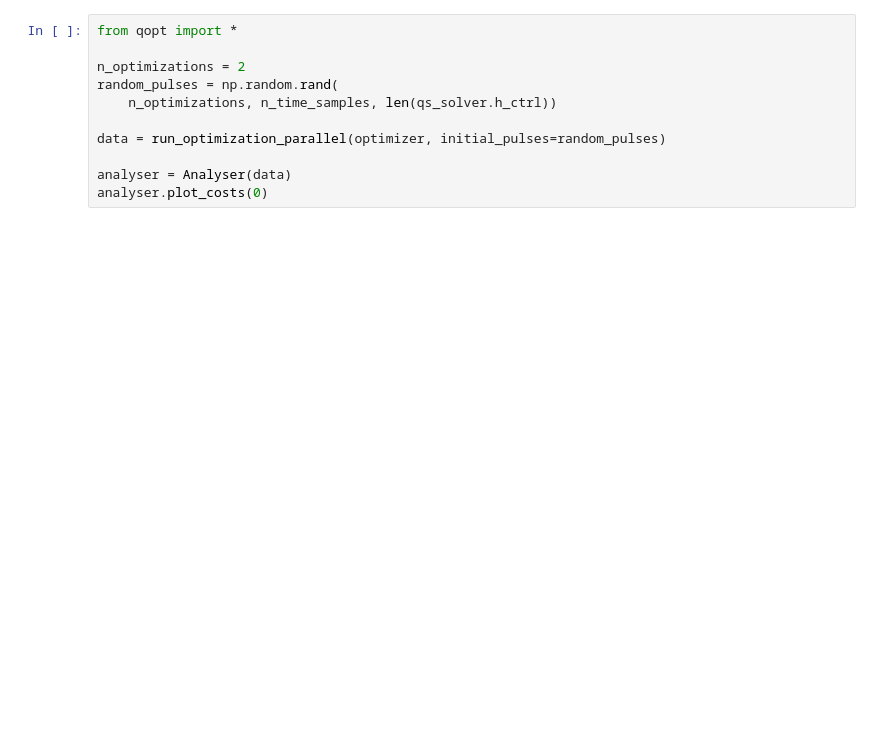
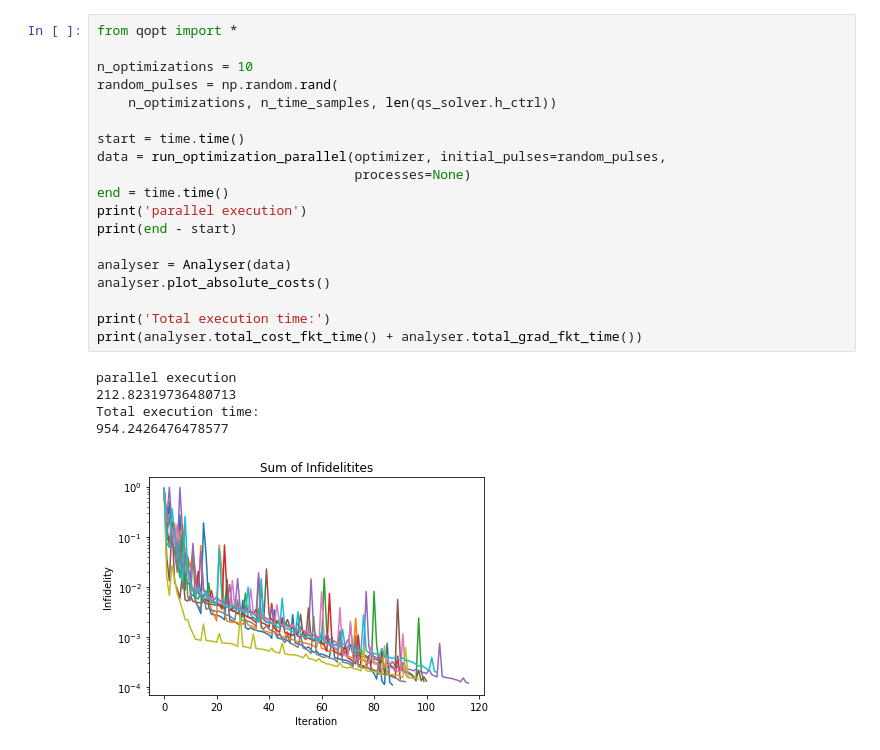
Before and after one commit to qutech/qopt, a Jupyter notebook: doc/source/examples/parallelization.ipynb, the cells around one changed output. Drawn from its saved outputs; the diff is of its cells as text; blank space fills up the shorter version.

```diff
--- a/doc/source/examples/parallelization.ipynb
+++ b/doc/source/examples/parallelization.ipynb
@@ -41,11 +55,25 @@ parallel execution
 # %%
 from qopt import *
 
-n_optimizations = 2
+n_optimizations = 10
 random_pulses = np.random.rand(
     n_optimizations, n_time_samples, len(qs_solver.h_ctrl))
 
-data = run_optimization_parallel(optimizer, initial_pulses=random_pulses)
+start = time.time()
+data = run_optimization_parallel(optimizer, initial_pulses=random_pulses,
+                                 processes=None)
+end = time.time()
+print('parallel execution')
+print(end - start)
 
 analyser = Analyser(data)
-analyser.plot_costs(0)
+analyser.plot_absolute_costs()
+
+print('Total execution time:')
+print(analyser.total_cost_fkt_time() + analyser.total_grad_fkt_time())
+# %% [output]
+parallel execution
+212.82319736480713
+Total execution time:
+954.2426476478577
+[figure, added]
```
Also changed, not shown: parts of 10 cells of this notebook, 1 other file.
